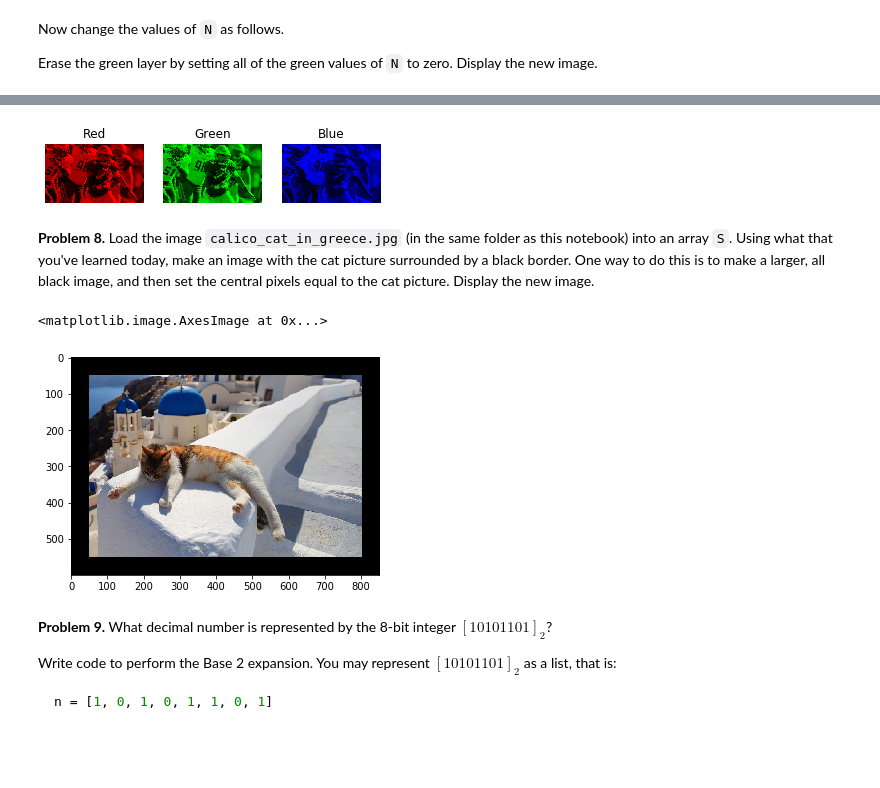
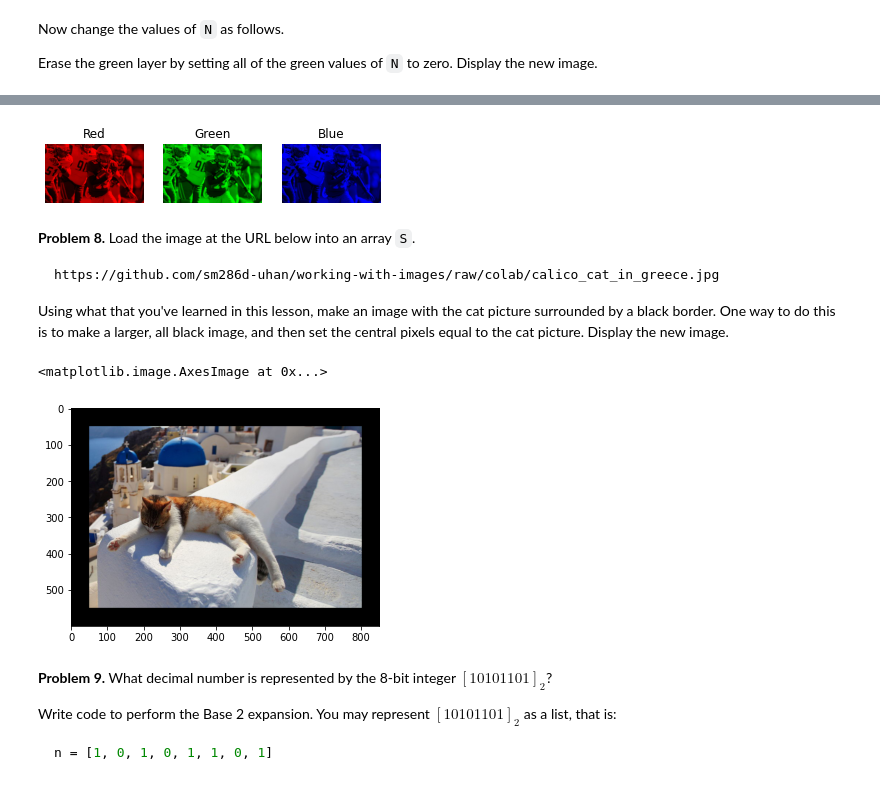
Before and after one commit to sm286d-uhan/working-with-images, a Jupyter notebook: 14 Working with images in Python.ipynb, the cells around one changed output, grey strips where cells are left out. Saved outputs shown, nothing was run; the diff lists cells and outputs as text; code cells hidden in the pictures; blank space fills up the shorter version.

````diff
--- a/14 Working with images in Python.ipynb
+++ b/14 Working with images in Python.ipynb
@@ -442,8 +482,7 @@ Load the file `Reynolds.jpg` (in the same folder as this notebook) into a 3-dime
 _Hint._ Recall `fig.add_subplot()` from Project 1.
 # %%
 # Load image file into array
-# Display image as Matplotlib figure
-M = img.imread('Reynolds.jpg')
+M = io.imread('https://github.com/sm286d-uhan/working-with-images/raw/colab/Reynolds.jpg')
 
 # Get dimensions of array
 h, w, c = M.shape
@@ -460,41 +499,47 @@ M_g[:, :, 0] = 0
 M_g[:, :, 2] = 0
 
 # Create blue component of M by zeroing out red and green values
 M_b = 255 * np.ones((h, w, c),  dtype ='uint8')
 M_b[0:h, 0:w, 0:c] = M[0:h, 0:w, 0:c]   # copy array M, then modify
 M_b[:, :, 0:2] = 0
 
 # Create figure with 3 subplots
 fig = plt.figure()
 
 # Subplot 1: red
 ax = fig.add_subplot(1,  3,  1)
 ax.imshow(M_r)
 ax.set_title("Red")
 ax.axis("off")
 
 # Subplot 2: green
 ax = fig.add_subplot(1,  3,  2)
 ax.imshow(M_g)
 ax.set_title("Green")
 ax.axis("off")
 
 # Subplot 3: blue
 ax = fig.add_subplot(1,  3,  3)
 ax.imshow(M_b)
 ax.set_title("Blue")
 ax.axis("off")
 
 # Display figure
-fig.show(warn=False)  # Avoid backend warnings with keyword argument warn=False
+fig.show()
 # %% [output]
-[figure, old version]
+[figure, new version]
 # %% [markdown]
 __Problem 8.__
-Load the image `calico_cat_in_greece.jpg` (in the same folder as this notebook) into an array `S`. Using what that you've learned today, make an image with the cat picture surrounded by a black border. One way to do this is to make a larger, all black image, and then set the central pixels equal to the cat picture. Display the new image.
+Load the image at the URL below into an array `S`.
+
+```
+https://github.com/sm286d-uhan/working-with-images/raw/colab/calico_cat_in_greece.jpg
+```
+
+Using what that you've learned in this lesson, make an image with the cat picture surrounded by a black border. One way to do this is to make a larger, all black image, and then set the central pixels equal to the cat picture. Display the new image.
 # %%
 # Load image into array
-S = img.imread('calico_cat_in_greece.jpg')
+S = io.imread('https://github.com/sm286d-uhan/working-with-images/raw/colab/calico_cat_in_greece.jpg')
 
 # Get dimensions of array
 h, w, c = S.shape
@@ -510,7 +555,7 @@ S_new[50:h + 50, 50:w + 50, 0:3] = S[:, :, :]
 plt.imshow(S_new)
 # %% [output]
 <matplotlib.image.AxesImage at 0x...>
-[figure, old version]
+[figure, new version]
 # %% [markdown]
 __Problem 9.__
 What decimal number is represented by the 8-bit integer $[10101101]_2$?
````
Also changed, not shown: parts of 21 cells of this notebook.
